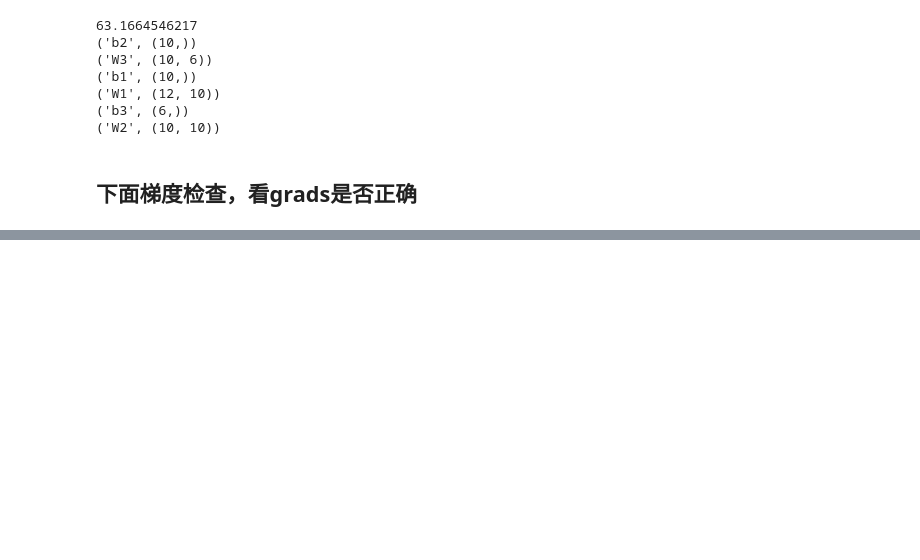
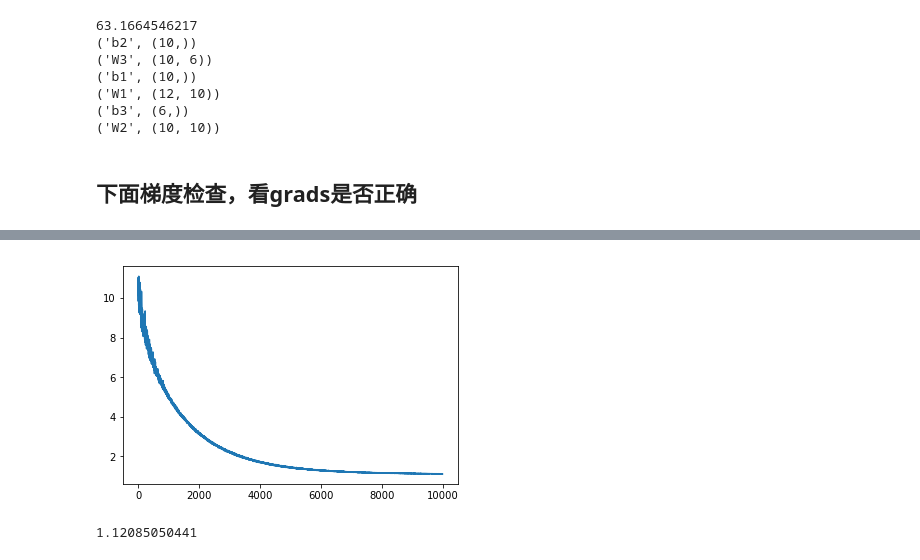
Before and after one commit to inuyasha0618/fcnet, a Jupyter notebook: Fully Connect NeuralNetwork.ipynb, the cells around one changed output, grey strips where cells are left out. Cells and saved outputs as stored; diff of their text form; code cells hidden in the pictures; blank space fills up the shorter version.

Commit message:
Trainer基本实现正确

```diff
--- a/Fully Connect NeuralNetwork.ipynb
+++ b/Fully Connect NeuralNetwork.ipynb
@@ -202,0 +213,21 @@ len(arr)
+# %%
+data = {
+    'X_train': X,
+    'y_train': y,
+    'X_val': None,
+    'y_val': None
+}
+
+test_net = FullyConnectNet(layers=[10, K], input_dim=D, reg=0.3)
+trainer = Trainer(test_net, data, batch_size=30, epoch_nums=1000)
+
+loss_cache = trainer.train()
+
+plt.plot(np.arange(len(loss_cache)), loss_cache)
+
+plt.show()
+
+print(loss_cache[-1])
+# %% [output]
+[figure, added]
+1.12085050441
```
Also changed, not shown: parts of 10 cells of this notebook, 1 other file.
